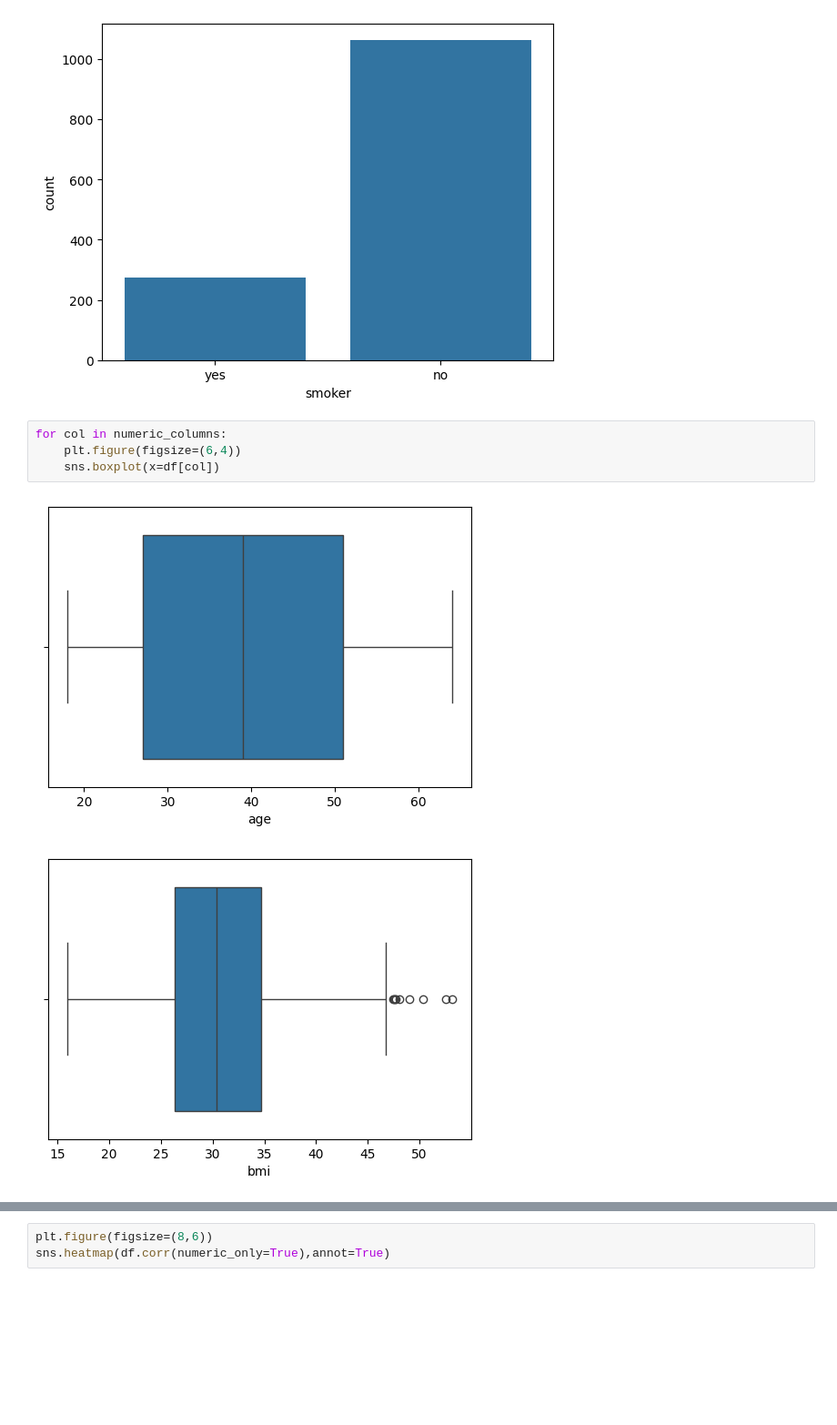
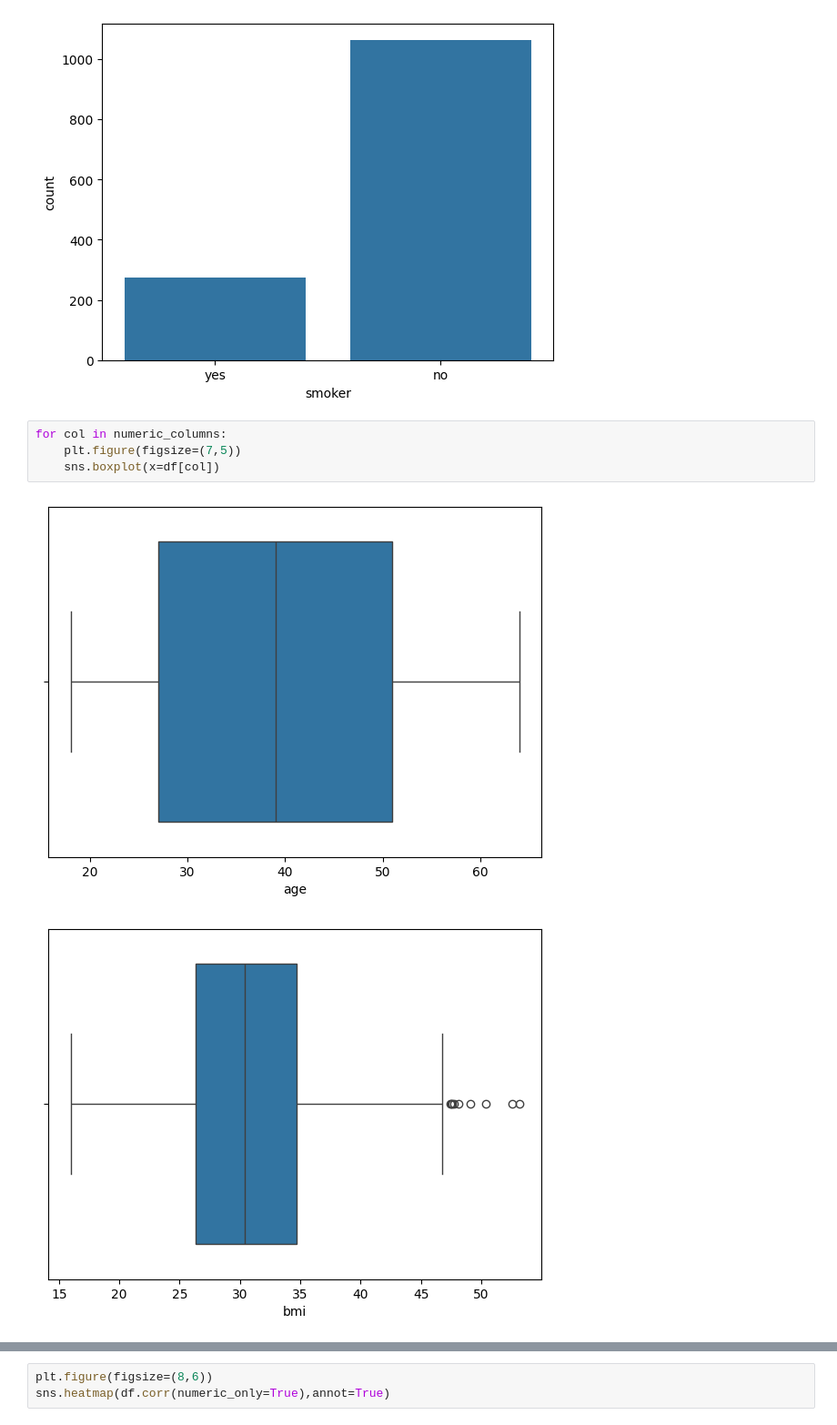
Before and after one commit to nur21horin/macine_learning, a Jupyter notebook: Insurance_data_preprocessing/Insurance.ipynb, the cells around one changed output, grey strips where cells are left out. Shown at 91% size. Cells and saved outputs as stored; diff of their text form; blank space fills up the shorter version.

```diff
--- a/Insurance_data_preprocessing/Insurance.ipynb
+++ b/Insurance_data_preprocessing/Insurance.ipynb
@@ -122,8 +122,8 @@ sns.countplot(x=df['smoker'])
 [figure]
 # %%
 for col in numeric_columns:
-    plt.figure(figsize=(6,4))
+    plt.figure(figsize=(7,5))
     sns.boxplot(x=df[col])
 # %% [output]
-[figure, old version]
+[figure, new version]
-[figure, old version]
+[figure, new version]
```
Also changed, not shown: parts of 9 cells of this notebook.
